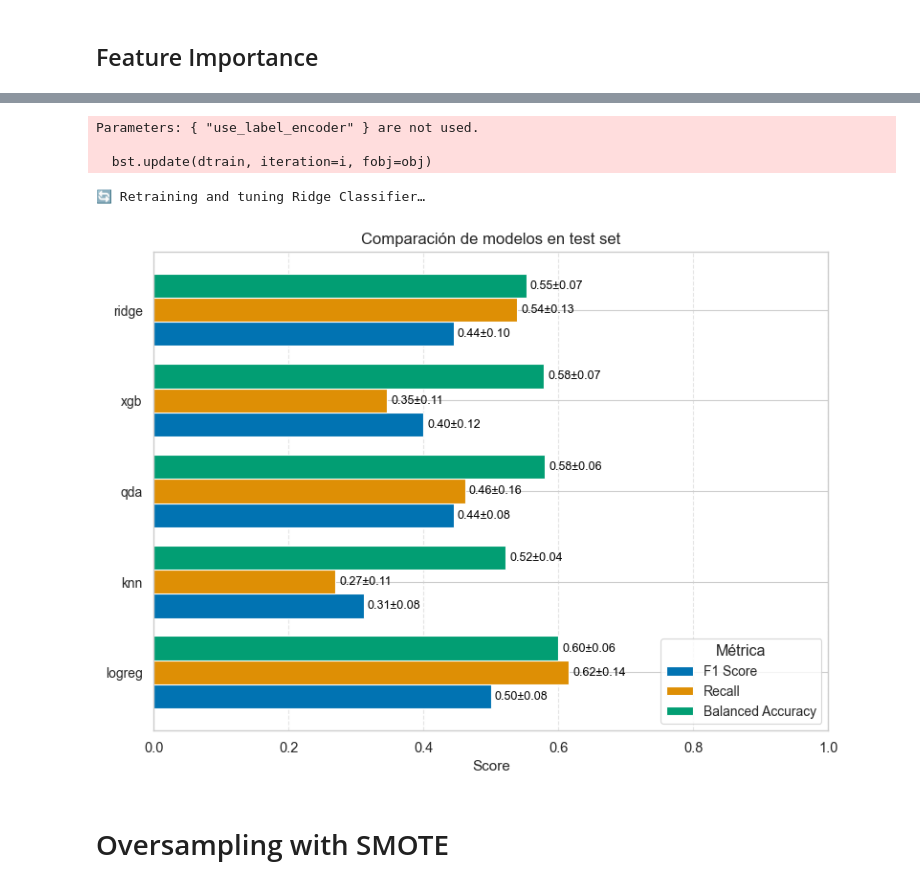
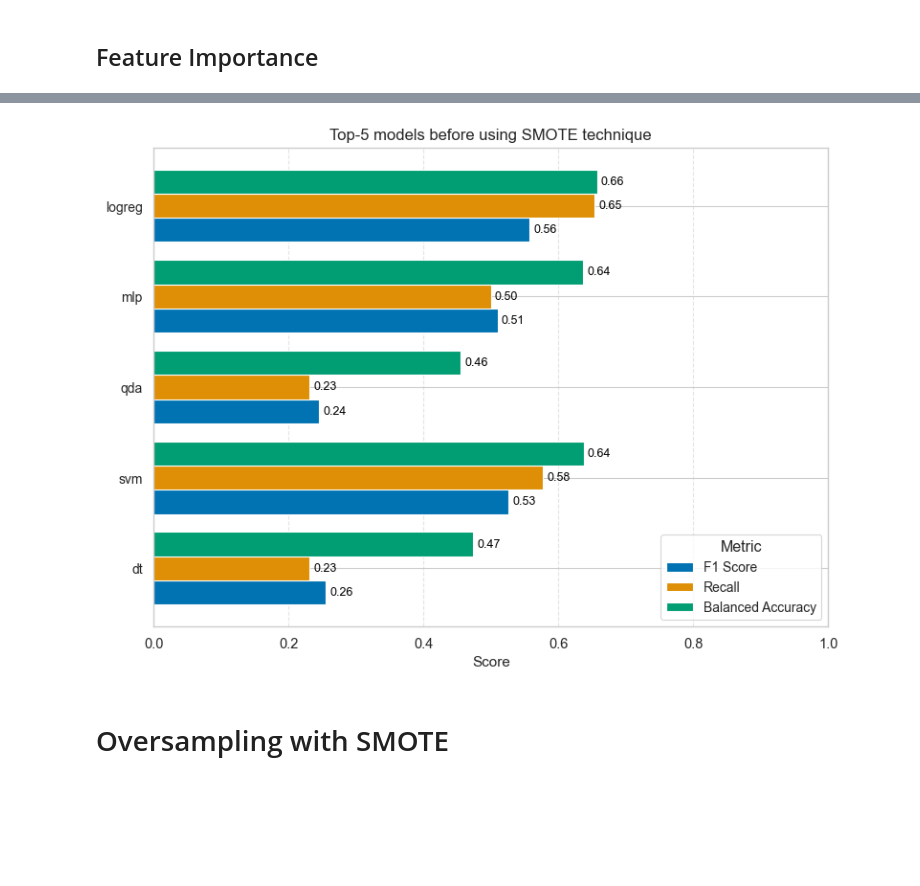
Before and after one commit to alfredofdlv/student-intervention-ml-pipeline, a Jupyter notebook: Report.ipynb, the cells around one changed output, grey strips where cells are left out. Saved outputs shown, nothing was run; the diff lists cells and outputs as text; code cells hidden in the pictures; blank space fills up the shorter version.

Commit message:
Fixing Preprocessing and Better Model Creation and Trainin

```diff
--- a/Report.ipynb
+++ b/Report.ipynb
@@ -462,3 +428,21 @@ X_test = build_features(X_test)
+# %%
+from sklearn.preprocessing import StandardScaler
+
+# 1. Inicializas y ajustas el scaler con train
+ToScale = [
+    'age','absences',
+    'leisure_balance','sociality_index','alcohol_index',
+    'health_risk_score','tech_access','support_sum',
+    'support_mismatch','absence_ratio'
+]
+
+
+scaler = StandardScaler()
+scaler.fit(X_train[ToScale])
+
+
+X_train[ToScale] = scaler.transform(X_train[ToScale])
+X_test[ToScale]  = scaler.transform(X_test[ToScale])
 # %% [markdown]
 ## Feature Importance
 # %%
@@ -841,8 +782,15 @@ from sklearn.metrics import (
     roc_auc_score, f1_score, recall_score, balanced_accuracy_score
 )
 from sklearn.model_selection import GridSearchCV
+cv_boot = StratifiedShuffleSplit(
+    n_splits=200,
+    test_size=0.25,
+    random_state=42
+)
+# 1) Retrain en train+val y evalúa en test
+X_train = pd.concat([X_train, X_val], axis=0)
+y_train = pd.concat([y_train, y_val], axis=0)
 
-# 1) Retrain en train+val y evalúa en test
 top_names = (
     results_df[results_df.metric == "f1"]
     .sort_values("mean", ascending=False)
@@ -857,7 +805,7 @@ for name in top_names:
         param_grid = model_params[name]['params'],
         scoring    = scoring,
         refit      = 'f1',
-        cv         = 5,
+        cv         = cv_boot,
         n_jobs     = -1
     )
     gs.fit(X_train, y_train)
@@ -872,42 +820,30 @@ for name in top_names:
         'Recall':          recall_score(y_test,      y_pred),
         'Balanced Accuracy': balanced_accuracy_score(y_test, y_pred),
     }
-    final_results.append(rec)   # ← ¡No olvides esto!
+    final_results.append(rec)
 
 
 
 final_df = pd.DataFrame(final_results)
-# Renombramos y reordenamos columnas
 final_df = final_df[['Model', 'F1 Score', 'Recall', 'Balanced Accuracy']]
 
 
 results_df_actual=final_df.copy()
-# 2) Extraemos las desviaciones estándar de CV desde results_df
-std_records = []
-for name in top_names:
-    std_records.append({
-        'Model': model_names[name],
-        'F1 Score':        results_df[(results_df.metric=='f1')               & (results_df.model==name)]['std'].iloc[0],
-        'Recall':          results_df[(results_df.metric=='recall')          & (results_df.model==name)]['std'].iloc[0],
-        'Balanced Accuracy': results_df[(results_df.metric=='balanced_accuracy') & (results_df.model==name)]['std'].iloc[0],
-    })
-std_df = pd.DataFrame(std_records)
 
 
 
 
-# 3) Plot agrupado horizontal con barras de error
+# Suponiendo que final_df ya está definido y contiene las métricas
 metrics   = ['F1 Score', 'Recall', 'Balanced Accuracy']
 n_metrics = len(metrics)
 y_pos     = np.arange(len(final_df))
 bar_h     = 0.8 / n_metrics
 
-palette = sns.color_palette("colorblind", n_colors=n_met)
+palette = sns.color_palette("colorblind", n_colors=n_metrics)
 
 fig, ax = plt.subplots(figsize=(8, 6))
 
 for i, metric in enumerate(metrics):
-    # 1) Dibujamos la barra SIN bandas de error
     bars = ax.barh(
         y       = y_pos + i*bar_h,
         width   = final_df[metric],
@@ -915,18 +851,16 @@ for i, metric in enumerate(metrics):
         label   = metric,
         color   = palette[i]
     )
-    # 2) Anotamos cada barra con "mean±std"
-    labels = [
-        f"{mean:.2f}±{std:.2f}"
-        for mean, std in zip(final_df[metric], std_df[metric])
-    ]
-    # Usamos bar_label para que posicione bien el texto
-    ax.bar_label(bars,
-                 labels=labels,
-                 padding=3,        # separación de la barra
-                 fmt="%s",         # ya formateado
-                 fontsize=9,
-                 color="black")    # color que contraste con las barras
+    # Solo mostrar el valor medio sin desviación
+    labels = [f"{mean:.2f}" for mean in final_df[metric]]
+    ax.bar_label(
+        bars,
+        labels=labels,
+        padding=3,
+        fmt="%s",
+        fontsize=9,
+        color="black"
+    )
 
 # Etiquetas y estilo
 ax.set_yticks(y_pos + bar_h*(n_metrics-1)/2)
@@ -934,11 +868,10 @@ ax.set_yticklabels(final_df['Model'], fontsize=10)
 ax.set_xlim(0, 1)
 ax.set_xlabel("Score", fontsize=11)
 ax.grid(axis='x', linestyle='--', alpha=0.5)
-ax.legend(title="Métrica", loc='lower right', fontsize=10)
-plt.title("Comparación de modelos en test set", fontsize=12)
+ax.legend(title="Metric", loc='lower right', fontsize=10)
+plt.title("Top-5 models before using SMOTE technique", fontsize=12)
 
 plt.tight_layout()
-plt.savefig("comparacion_modelos.pdf")   # Vectorial para tu paper
 plt.show()
 # %% [output]
 🔄 Retraining and tuning Logistic Regression…
@@ -948,8 +878,4 @@ plt.show()
-Parameters: { "use_label_encoder" } are not used.
-
-  bst.update(dtrain, iteration=i, fobj=obj)
-🔄 Retraining and tuning Ridge Classifier…
-[figure, old version]
+[figure, new version]
 # %% [markdown]
 # Oversampling with SMOTE
 # %%
```
Also changed, not shown: parts of 32 cells of this notebook, 2 other files.
